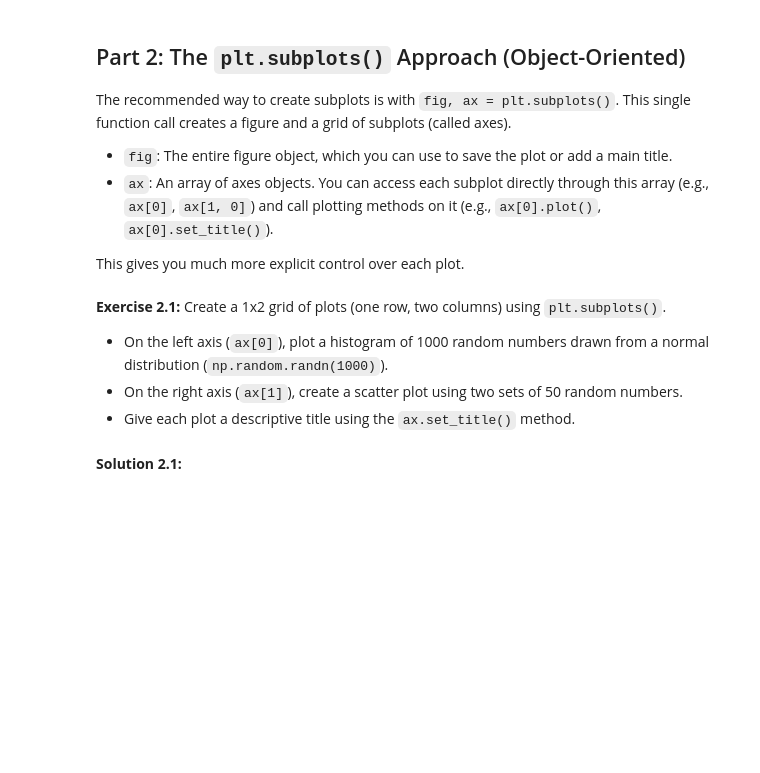
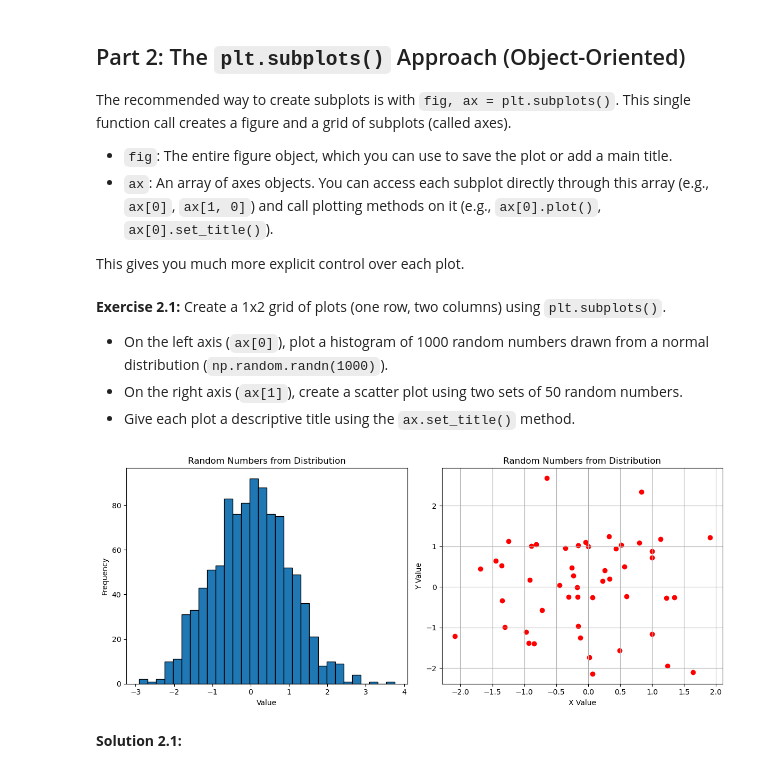
Before and after one commit to rksfn/scipy, a Jupyter notebook: week2_advanced_topics_and_scientific_computing/day12_advanced_matplotlib-subplots.ipynb, the cells around one changed output. Drawn from its saved outputs; the diff is of its cells as text; code cells hidden in the pictures; blank space fills up the shorter version.

```diff
--- a/week2_advanced_topics_and_scientific_computing/day12_advanced_matplotlib-subplots.ipynb
+++ b/week2_advanced_topics_and_scientific_computing/day12_advanced_matplotlib-subplots.ipynb
@@ -78,3 +92,22 @@ This gives you much more explicit control over each plot.
+# %%
+# Your code here
+fig, ax = plt.subplots(nrows=1, ncols=2, figsize=(12, 5))
+random_data_norm = np.random.randn(1000)
+ax[0].hist(random_data_norm, bins=30, edgecolor="black")
+ax[0].set_title("Random Numbers from Distribution")
+ax[0].set_xlabel("Value")
+ax[0].set_ylabel("Frequency")
+# ax[0].grid(True)
+
+ax[1].scatter(np.random.randn(50), np.random.randn(50), color="red")
+ax[1].set_title("Random Numbers from Distribution")
+ax[1].set_xlabel("X Value")
+ax[1].set_ylabel("Y Value")
+ax[1].grid(True)
+
+plt.tight_layout()
+# %% [output]
+[figure, added]
 # %% [markdown]
 **Solution 2.1:**
 # %%
```
Also changed, not shown: parts of 11 cells of this notebook.
